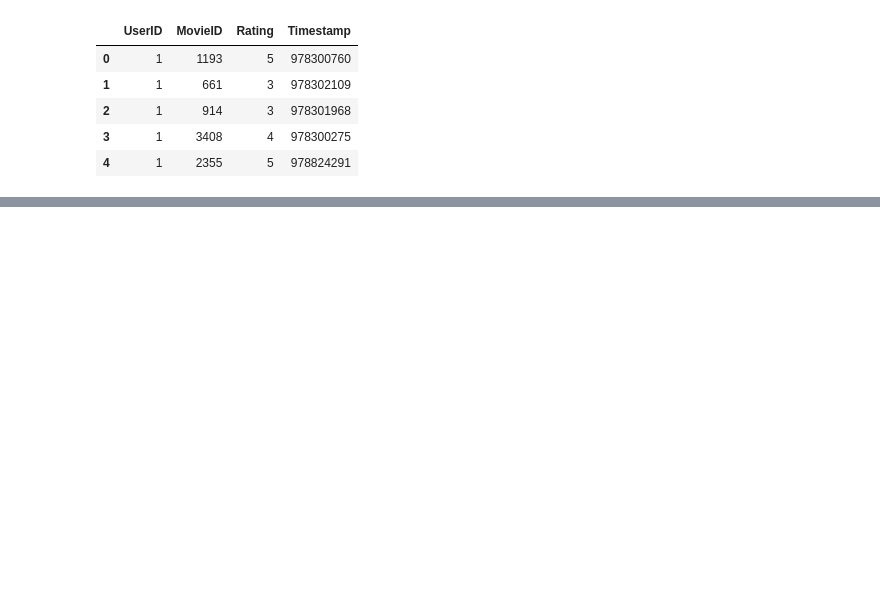
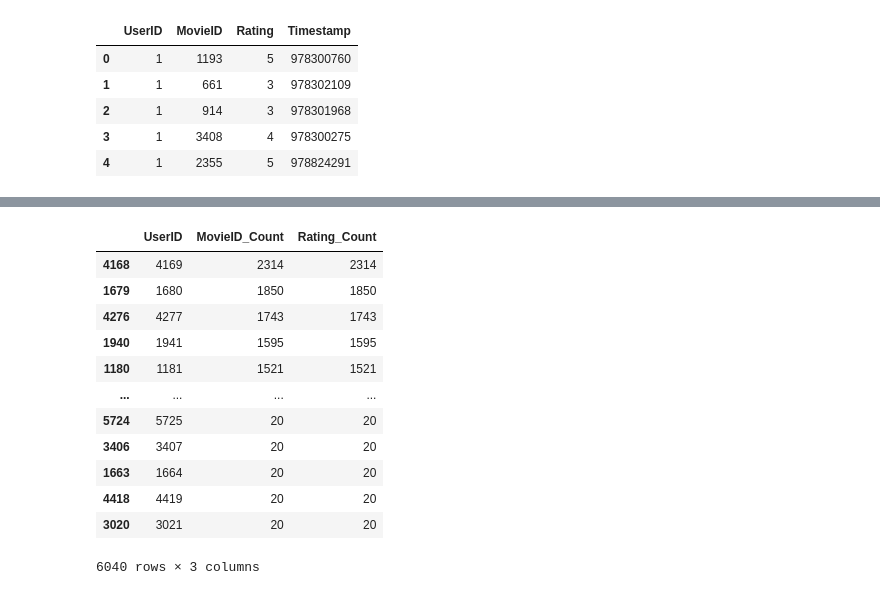
Before and after one commit to stevechengnyc/meta_learners, a Jupyter notebook: MovieLens_EconML_Uplift_Modeling_Final.ipynb, the cells around one changed output, grey strips where cells are left out. Saved outputs shown, nothing was run; the diff lists cells and outputs as text; code cells hidden in the pictures; blank space fills up the shorter version.

```diff
--- a/MovieLens_EconML_Uplift_Modeling_Final.ipynb
+++ b/MovieLens_EconML_Uplift_Modeling_Final.ipynb
@@ -194,0 +261,16 @@ ratings.head()
+# %%
+ratings.groupby('UserID')[['MovieID', 'Rating']].count().rename(columns = {'MovieID':'MovieID_Count','Rating':'Rating_Count' }).reset_index().sort_values(by = 'MovieID_Count', ascending =False)
+# %% [output]
+|  | UserID | MovieID_Count | Rating_Count |
+| 4168 | 4169 | 2314 | 2314 |
+| 1679 | 1680 | 1850 | 1850 |
+| 4276 | 4277 | 1743 | 1743 |
+| 1940 | 1941 | 1595 | 1595 |
+| 1180 | 1181 | 1521 | 1521 |
+| ... | ... | ... | ... |
+| 5724 | 5725 | 20 | 20 |
+| 3406 | 3407 | 20 | 20 |
+| 1663 | 1664 | 20 | 20 |
+| 4418 | 4419 | 20 | 20 |
+| 3020 | 3021 | 20 | 20 |
+6040 rows × 3 columns
```
Also changed, not shown: parts of 56 cells of this notebook.
